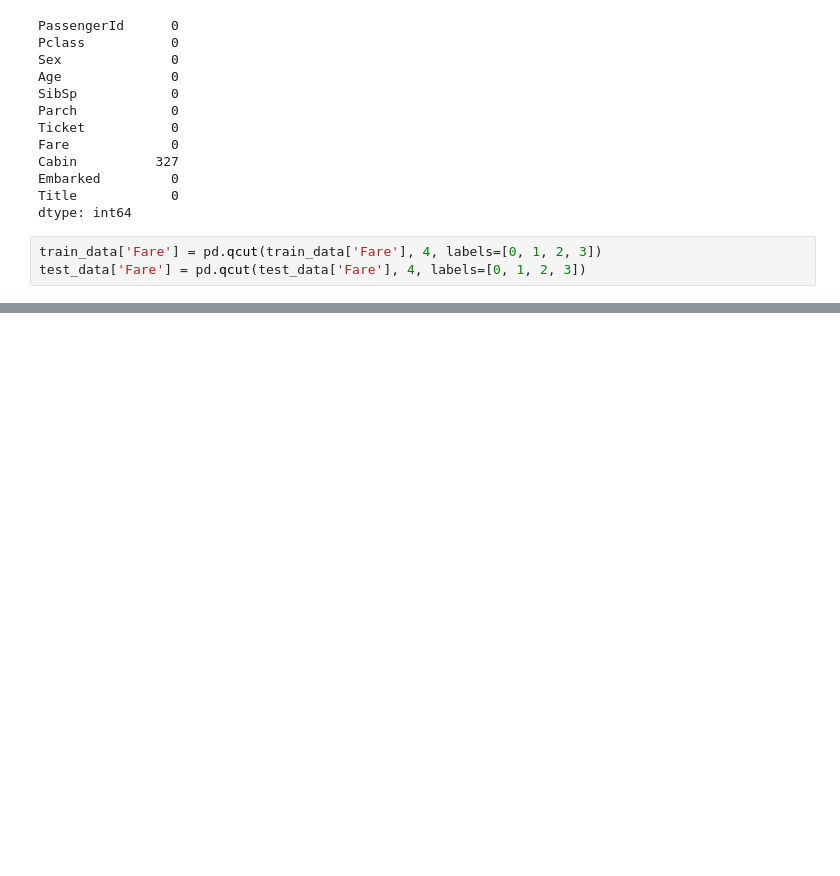
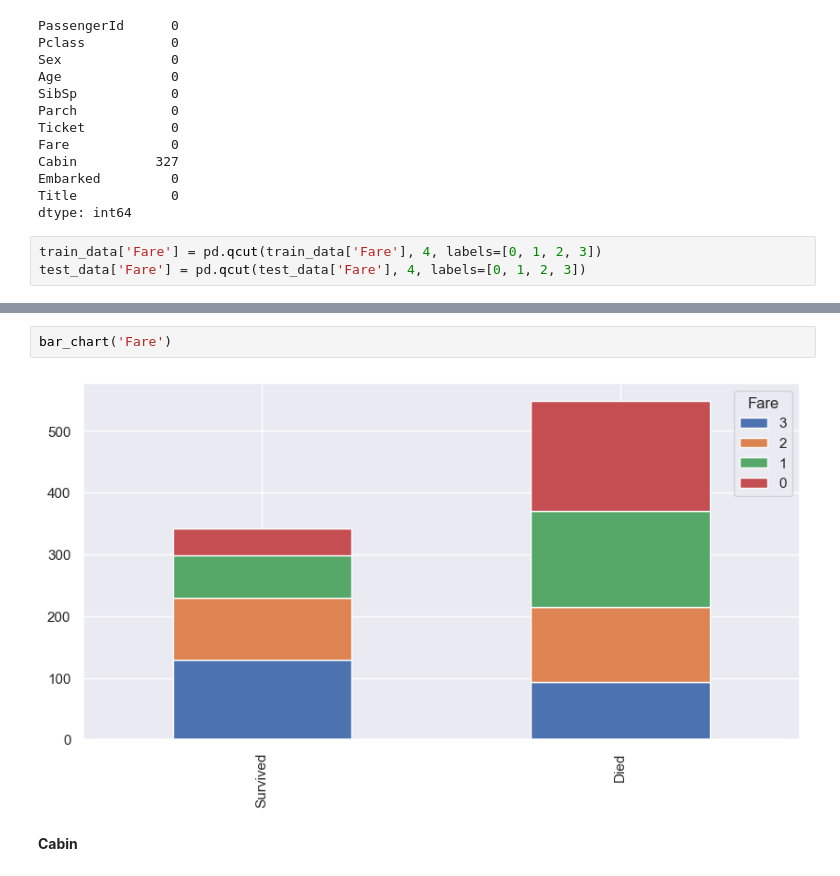
Before and after one commit to sophiembanda/SoftGrowTech_Kaggle_Titanic, a Jupyter notebook: Titanic.ipynb, the cells around one changed output, grey strips where cells are left out. Cells and saved outputs as stored; diff of their text form; blank space fills up the shorter version.

```diff
--- a/Titanic.ipynb
+++ b/Titanic.ipynb
@@ -488,0 +498,6 @@ test_data['Fare'] = pd.qcut(test_data['Fare'], 4, labels=[0, 1, 2, 3])
+# %%
+bar_chart('Fare')
+# %% [output]
+[figure, added]
+# %% [markdown]
+**Cabin**
```
Also changed, not shown: parts of 20 cells of this notebook.
